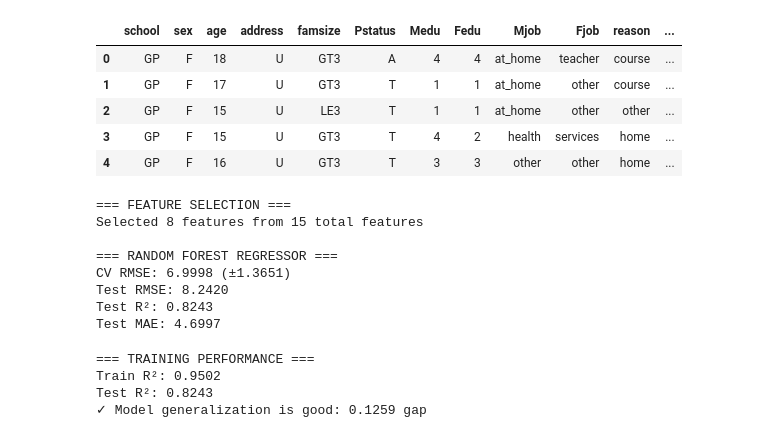
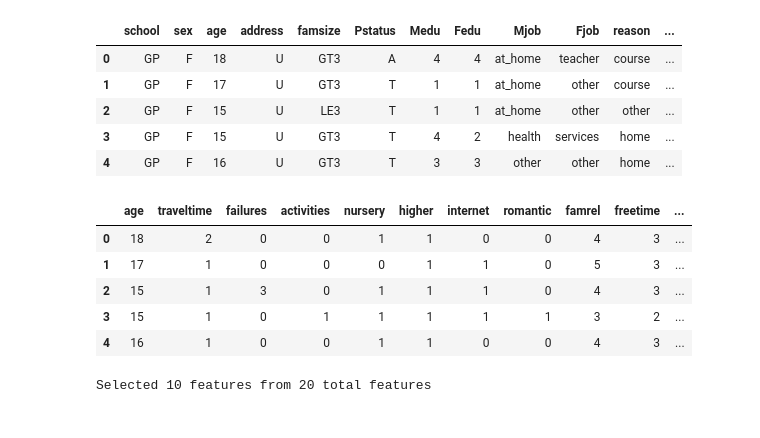
Before and after one commit to TenathDilusha/Student-result-prediction-with-XAI, a Jupyter notebook: notebooks/main.ipynb, the cells around one changed output. Saved outputs shown, nothing was run; the diff lists cells and outputs as text; code cells hidden in the pictures.

```diff
--- a/notebooks/main.ipynb
+++ b/notebooks/main.ipynb
@@ -60,9 +56,16 @@ df = df.drop(columns=["schoolsup", "famsup", "paid", "studytime_minutes", "trave
+# %%
+df.head()
+# %% [output]
+|  | age | traveltime | failures | activities | nursery | higher | internet | romantic | famrel | freetime | ... |
+| 0 | 18 | 2 | 0 | 0 | 1 | 1 | 0 | 0 | 4 | 3 | ... |
+| 1 | 17 | 1 | 0 | 0 | 0 | 1 | 1 | 0 | 5 | 3 | ... |
+| 2 | 15 | 1 | 3 | 0 | 1 | 1 | 1 | 0 | 4 | 3 | ... |
+| 3 | 15 | 1 | 0 | 1 | 1 | 1 | 1 | 1 | 3 | 2 | ... |
+| 4 | 16 | 1 | 0 | 0 | 1 | 1 | 0 | 0 | 4 | 3 | ... |
 # %%
 X = df.drop(columns=["G3"]).select_dtypes(include=[np.number])
 y = df["G3"]
 
-# Feature selection with n_jobs=1 to avoid nested parallelism
-print("\n=== FEATURE SELECTION ===")
 selector = SelectFromModel(
     RandomForestRegressor(n_estimators=100, random_state=42, n_jobs=1),
     threshold="median"
@@ -72,55 +75,5 @@ X_selected = selector.transform(X)
 print(f"Selected {X_selected.shape[1]} features from {X.shape[1]} total features")
 
 X_train, X_test, y_train, y_test = train_test_split(X_selected, y, test_size=0.2, random_state=42)
-
-# Random Forest model with safety settings for laptop (n_jobs=1)
-print("\n=== RANDOM FOREST REGRESSOR ===")
-model = RandomForestRegressor(
-    n_estimators=200,
-    max_depth=10,
-    min_samples_split=5,
-    min_samples_leaf=2,
-    random_state=42,
-    n_jobs=1  # Avoid nested parallelism on laptop
-)
-model.fit(X_train, y_train)
-
-# Cross-validation with n_jobs=1
-cv_scores = cross_val_score(model, X_train, y_train, cv=5, scoring="neg_mean_squared_error", n_jobs=1)
-print(f"CV RMSE: {np.sqrt(-cv_scores).mean():.4f} (±{np.sqrt(-cv_scores).std():.4f})")
-
-# Evaluation on test set
-y_pred = model.predict(X_test)
-rf_rmse = np.sqrt(mean_squared_error(y_test, y_pred))
-rf_r2 = r2_score(y_test, y_pred)
-rf_mae = mean_absolute_error(y_test, y_pred)
-print(f"Test RMSE: {rf_rmse:.4f}")
-print(f"Test R²: {rf_r2:.4f}")
-print(f"Test MAE: {rf_mae:.4f}")
 # %% [output]
-=== FEATURE SELECTION ===
-Selected 8 features from 15 total features
-
-=== RANDOM FOREST REGRESSOR ===
-CV RMSE: 6.9998 (±1.3651)
-Test RMSE: 8.2420
-Test R²: 0.8243
-Test MAE: 4.6997
+Selected 10 features from 20 total features
-# %%
-print("\n=== TRAINING PERFORMANCE ===")
-y_train_pred = model.predict(X_train)
-train_r2 = r2_score(y_train, y_train_pred)
-print(f"Train R²: {train_r2:.4f}")
-print(f"Test R²: {rf_r2:.4f}")
-
-# Check for overfitting
-overfitting_gap = train_r2 - rf_r2
-if overfitting_gap > 0.15:
-    print(f"⚠ Potential overfitting detected: {overfitting_gap:.4f} gap between train and test R²")
-else:
-    print(f"✓ Model generalization is good: {overfitting_gap:.4f} gap")
-# %% [output]
-=== TRAINING PERFORMANCE ===
-Train R²: 0.9502
-Test R²: 0.8243
-✓ Model generalization is good: 0.1259 gap
```
Also changed, not shown: parts of 16 cells of this notebook.
